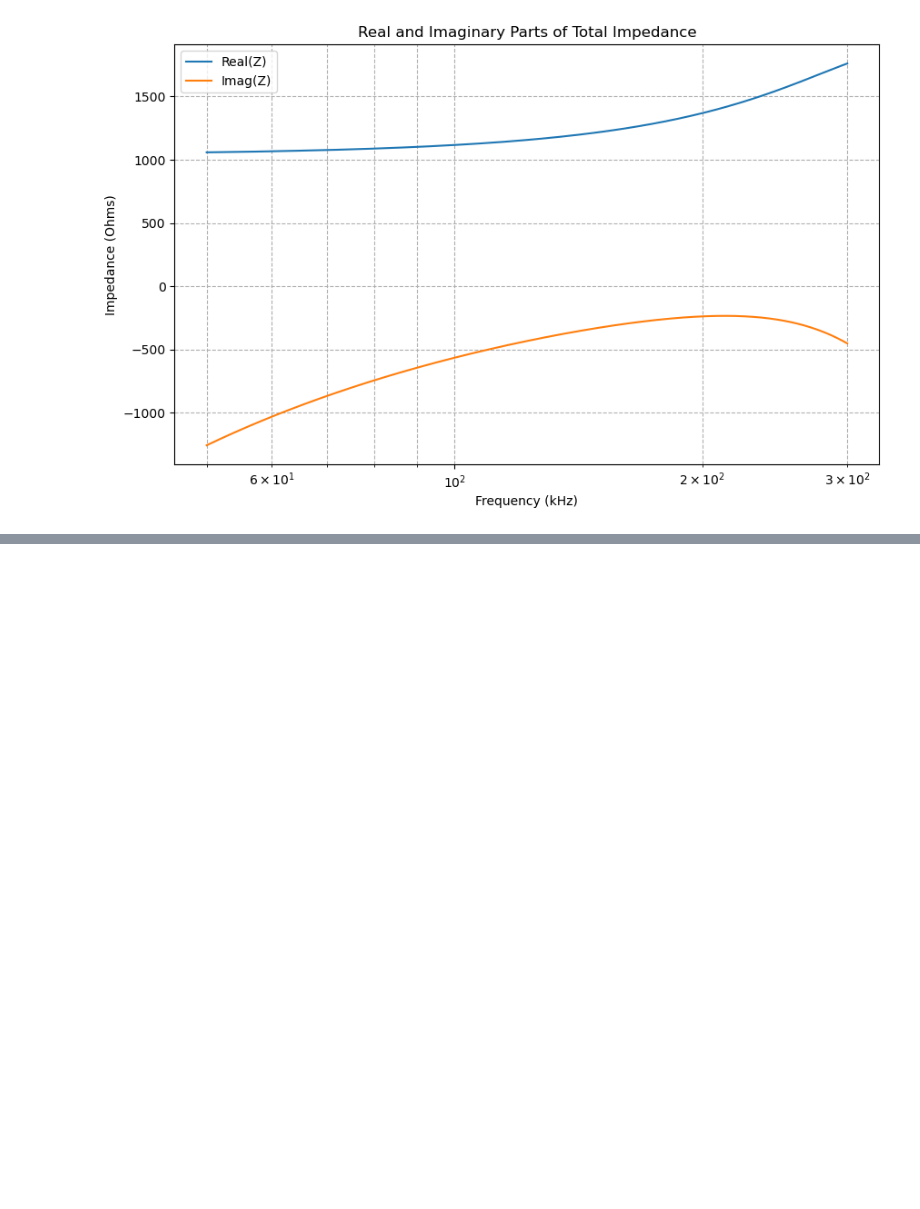
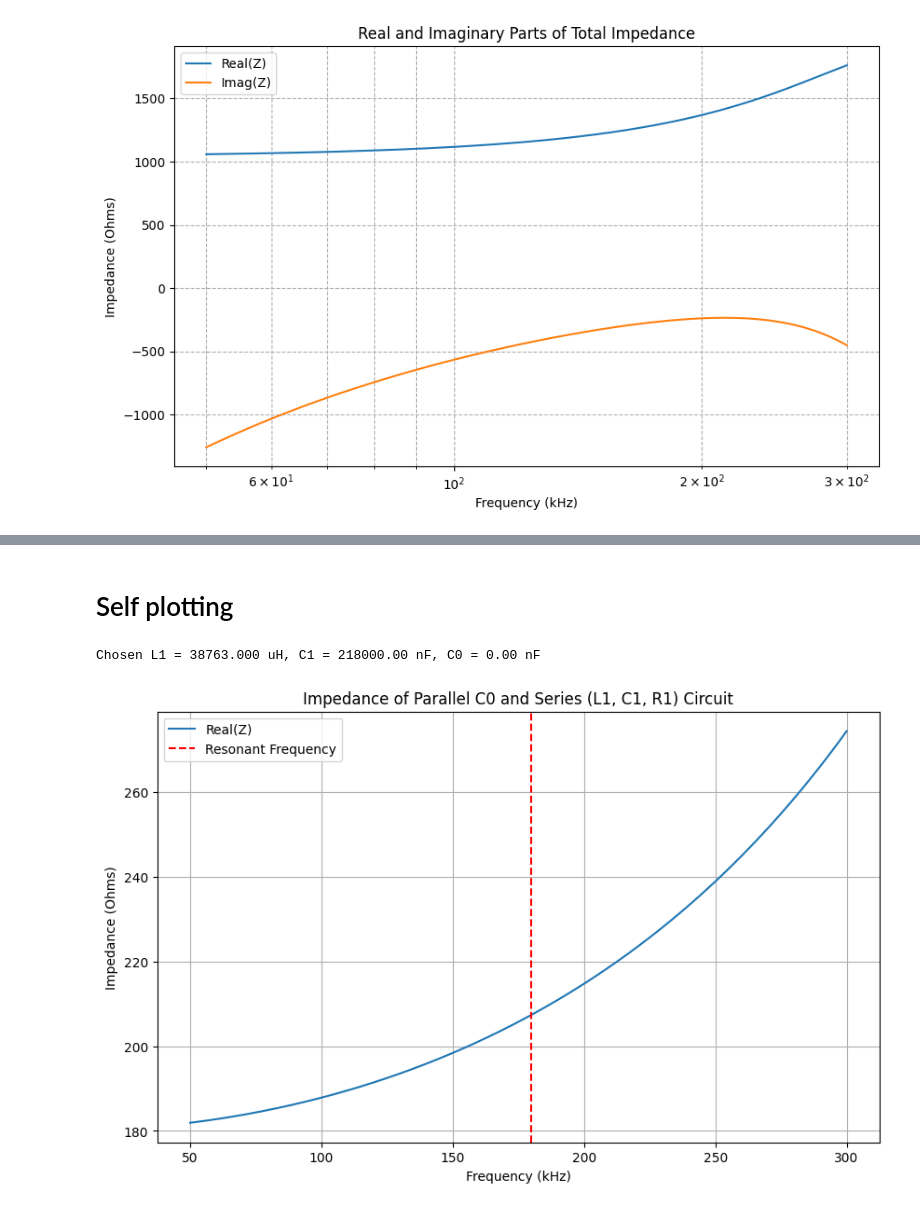
Before and after one commit to MKD-software/EMI-DMG-Analysis, a Jupyter notebook: Damage-analysis.ipynb, the cells around one changed output, grey strips where cells are left out. Cells and saved outputs as stored; diff of their text form; code cells hidden in the pictures; blank space fills up the shorter version.

```diff
--- a/Damage-analysis.ipynb
+++ b/Damage-analysis.ipynb
@@ -336,3 +339,45 @@ RMSE Imag: 4.2412e+01 Ω
 R² Real: -2.2223
 R² Imag: -0.1762
 [figure]
+# %% [markdown]
+# Self plotting
+# %%
+import numpy as np
+import matplotlib.pyplot as plt
+
+# Given specs
+f_resonant = 180e3  # 180 kHz
+# Component values
+C0 = 1.38e-12  # pFarads
+L1 = 387.63e-4  # uHenrys
+C1 = 2.18e-4  # nFarads
+R1 = 180     # Ohms
+
+print(f"Chosen L1 = {L1*1e6:.3f} uH, C1 = {C1*1e9:.2f} nF, C0 = {C0*1e9:.2f} nF")
+
+# Frequency range for plotting
+f = np.linspace(50e3, 300e3, 1000)  # 50kHz to 300kHz
+omega = 2 * np.pi * f
+
+# Impedances
+Z_C0 = 1 / (1j * omega * C0)
+
+Z_series = R1 + 1j * omega * L1 + 1 / (1j * omega * C1)
+
+# Total impedance: parallel combination
+Z_total = 1 / (1/Z_C0 + 1/Z_series)
+
+# Plotting
+plt.figure(figsize=(10,6))
+plt.plot(f/1e3, Z_total.real, label='Real(Z)')
+#plt.plot(f/1e3, Z_total.imag, label='Imag(Z)')
+plt.axvline(f_resonant/1e3, color='red', linestyle='--', label='Resonant Frequency')
+plt.title('Impedance of Parallel C0 and Series (L1, C1, R1) Circuit')
+plt.xlabel('Frequency (kHz)')
+plt.ylabel('Impedance (Ohms)')
+plt.grid(True)
+plt.legend()
+plt.show()
+# %% [output]
+Chosen L1 = 38763.000 uH, C1 = 218000.00 nF, C0 = 0.00 nF
+[figure, added]
```
Also changed, not shown: parts of 15 cells of this notebook.
